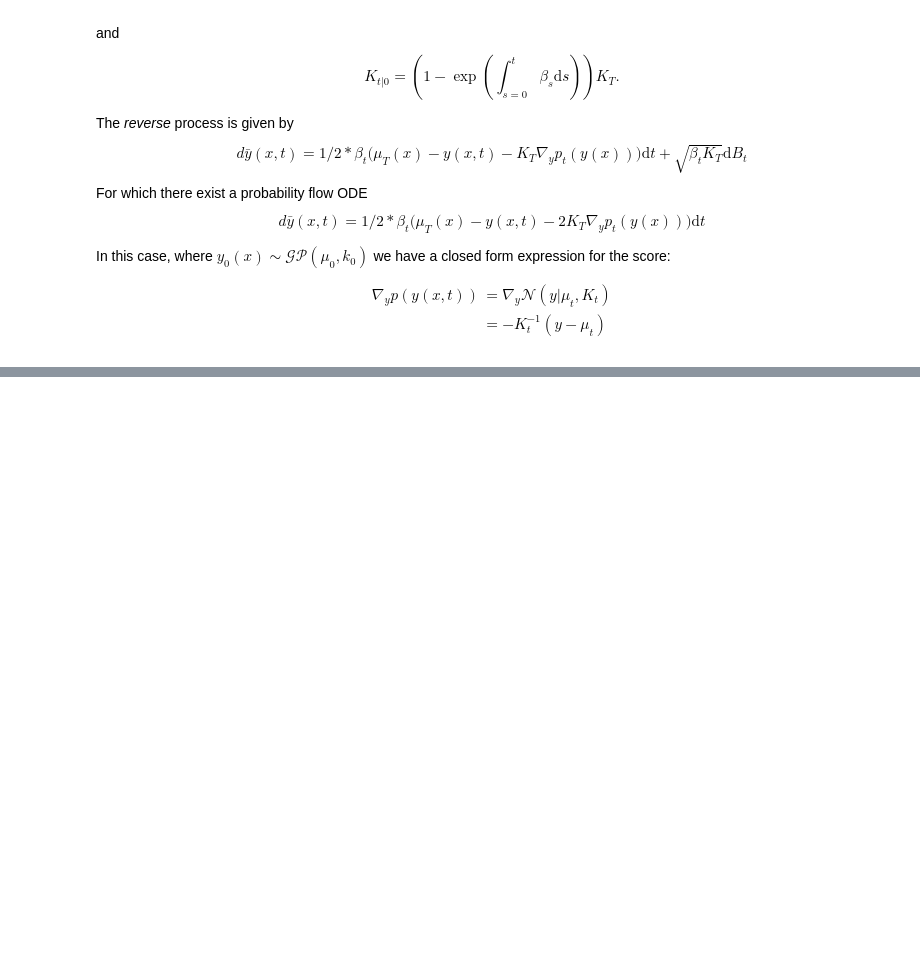
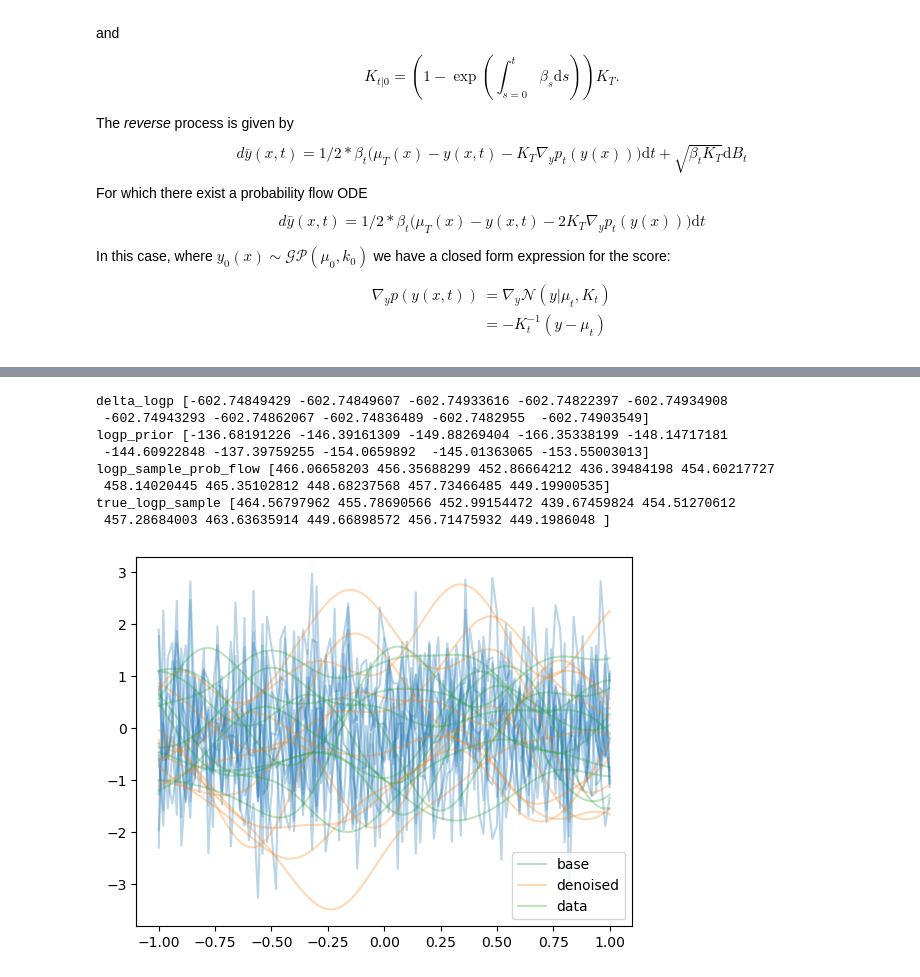
Before and after one commit to cambridge-mlg/neural_diffusion_processes, a Jupyter notebook: neural_diffusion_processes/notebooks/gaussian-process-interpolation.ipynb, the cells around one changed output, grey strips where cells are left out. Saved outputs shown, nothing was run; the diff lists cells and outputs as text; code cells hidden in the pictures; blank space fills up the shorter version.

Commit message:
fixed log-likelihood evaluation

```diff
--- a/neural_diffusion_processes/notebooks/gaussian-process-interpolation.ipynb
+++ b/neural_diffusion_processes/notebooks/gaussian-process-interpolation.ipynb
@@ -334,0 +316,57 @@ print(true_logp_sample)
+# %%
+# solver = dfx.Tsit5()
+solver = dfx.Dopri5()
+t0 = beta_schedule.t0
+t1 = beta_schedule.t1
+dt = 1e-3/2
+# dt = 0.1
+from diffrax import PIDController, ConstantStepSize
+# stepsize_controller = ConstantStepSize()
+stepsize_controller = PIDController(rtol=1e-6, atol=1e-6)
+
+
+prior = tfd.MultivariateNormalFullCovariance(
+    loc=mean_function(x_test).reshape(-1),
+    covariance_matrix=k1(x_test),
+)
+yT = prior.sample(seed=key, sample_shape=(num_samples,))[..., None]
+logp_prior = prior.log_prob(yT.reshape(num_samples, -1))
+ys = sample_gp(subkey, k0, mean_function, x_test, num_samples=num_samples)
+eps = jax.random.normal(ekey, yT[0].shape)
+
+# Generate sample along with associated log-likelihood
+sol = jax.vmap(lambda y: dfx.diffeqsolve(
+    term, solver, t1, 3e-4, -dt, (y, 0.), (eps, x_test), stepsize_controller=stepsize_controller
+))(yT)
+y0, delta_logp = sol.ys
+y0, delta_logp = y0.reshape(num_samples, -1), delta_logp.reshape(num_samples)
+plt.plot(x_test.reshape(-1), yT.reshape(num_samples, -1).T, color="C0", alpha=0.3)
+plt.plot(x_test.reshape(-1), y0.T, color="C1", alpha=0.3)
+plt.plot(x_test.reshape(-1), ys.reshape(num_samples, -1).T, color="C2", alpha=0.3)
+plt.plot((), (), color="C0", alpha=0.3, label="base")
+plt.plot((), (), color="C1", alpha=0.3, label="denoised")
+plt.plot((), (), color="C2", alpha=0.3, label="data")
+plt.legend()
+print("delta_logp", delta_logp)
+# %%
+
+print("logp_prior", logp_prior)
+logp_sample_prob_flow = logp_prior - delta_logp
+
+prob0 = tfd.MultivariateNormalFullCovariance(
+    loc=mean_function(x_test).reshape(-1),
+    covariance_matrix=k0(x_test) + 1e-6 * jnp.eye(len(x_test)),
+)
+true_logp_sample = prob0.log_prob(y0.reshape(num_samples, -1))
+print("logp_sample_prob_flow", logp_sample_prob_flow)
+print("true_logp_sample", true_logp_sample)
+# %% [output]
+delta_logp [-602.74849429 -602.74849607 -602.74933616 -602.74822397 -602.74934908
+ -602.74943293 -602.74862067 -602.74836489 -602.7482955  -602.74903549]
+logp_prior [-136.68191226 -146.39161309 -149.88269404 -166.35338199 -148.14717181
+ -144.60922848 -137.39759255 -154.0659892  -145.01363065 -153.55003013]
+logp_sample_prob_flow [466.06658203 456.35688299 452.86664212 436.39484198 454.60217727
+ 458.14020445 465.35102812 448.68237568 457.73466485 449.19900535]
+true_logp_sample [464.56797962 455.78690566 452.99154472 439.67459824 454.51270612
+ 457.28684003 463.63635914 449.66898572 456.71475932 449.1986048 ]
+[figure, added]
```
Also changed, not shown: parts of 6 cells of this notebook.
